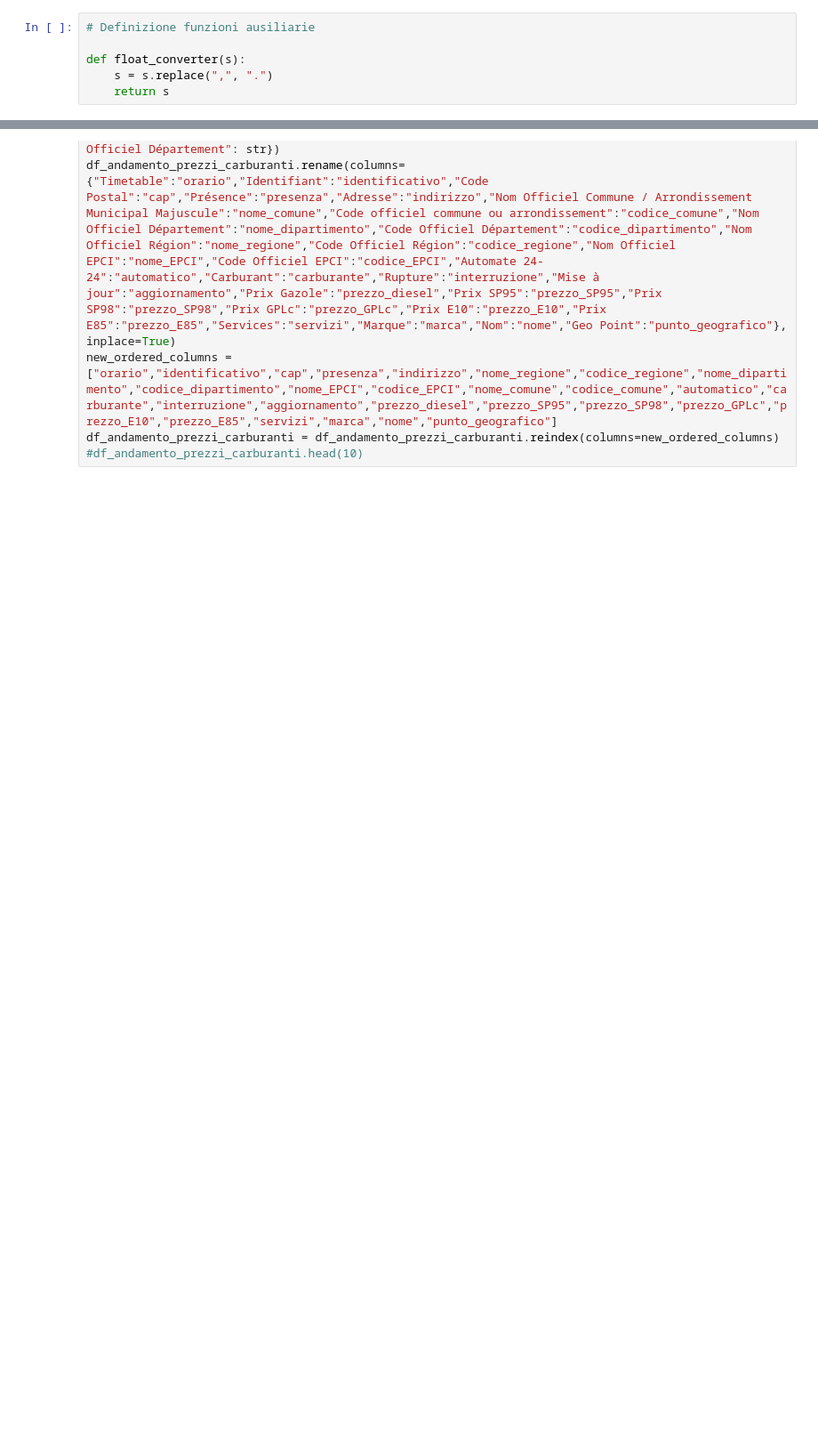
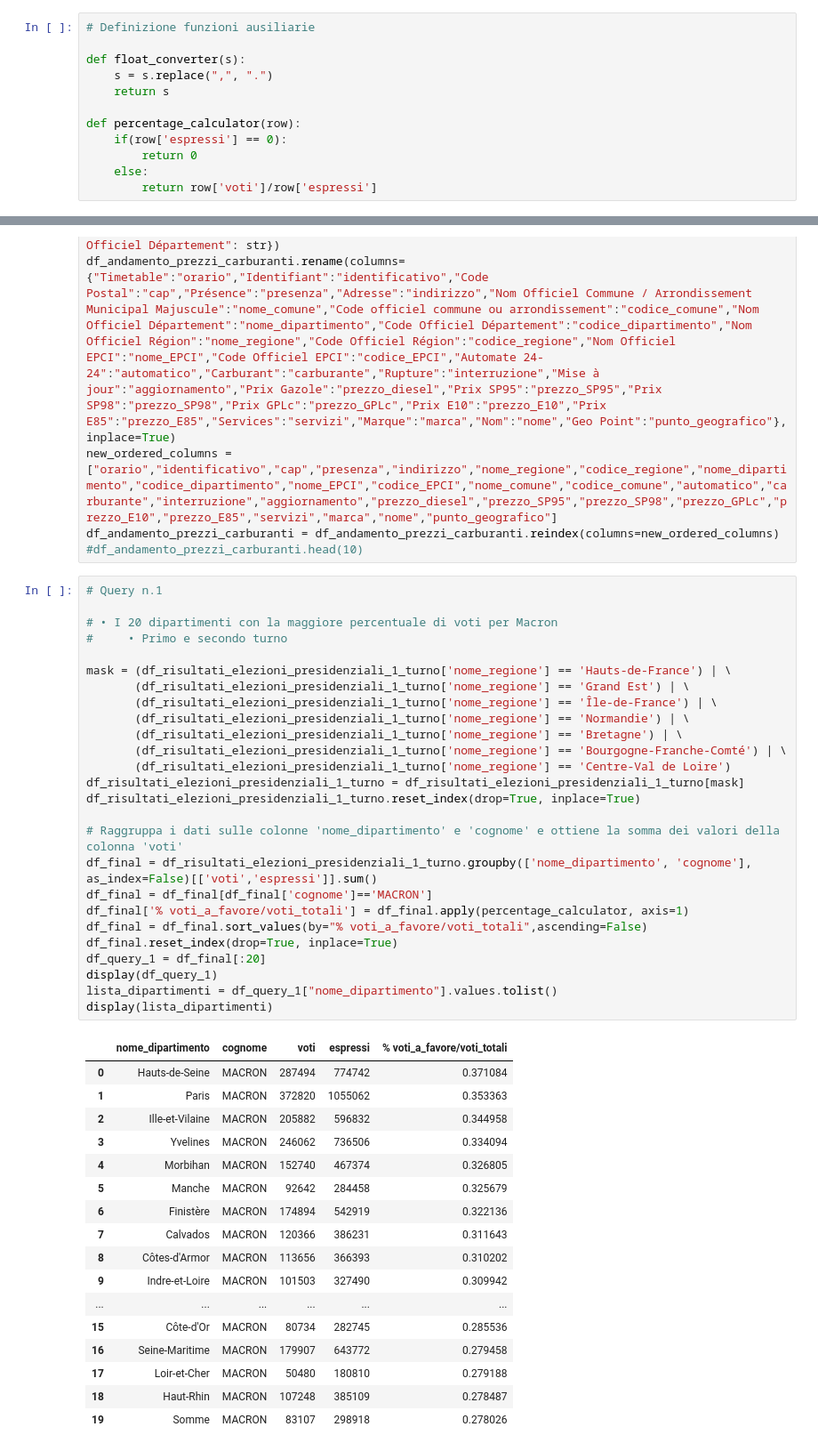
Before and after one commit to NabboGamer/progetto-big-data, a Jupyter notebook: Notebook.ipynb, the cells around one changed output, grey strips where cells are left out. Shown at 89% size. Drawn from its saved outputs; the diff is of its cells as text; blank space fills up the shorter version.

Commit message:
α Implementata query n.1

```diff
--- a/Notebook.ipynb
+++ b/Notebook.ipynb
@@ -14,6 +16,12 @@ pd.set_option('display.max_columns', None)
 def float_converter(s):
     s = s.replace(",", ".")
     return s
+
+def percentage_calculator(row):
+    if(row['espressi'] == 0):
+        return 0
+    else:
+        return row['voti']/row['espressi']
 # %%
 # Leggo il file di configurazione
 with open('config/config.json') as f:
@@ -100,3 +133,47 @@ df_andamento_prezzi_carburanti.rename(columns={"Timetable":"orario","Identifiant
 new_ordered_columns = ["orario","identificativo","cap","presenza","indirizzo","nome_regione","codice_regione","nome_dipartimento","codice_dipartimento","nome_EPCI","codice_EPCI","nome_comune","codice_comune","automatico","carburante","interruzione","aggiornamento","prezzo_diesel","prezzo_SP95","prezzo_SP98","prezzo_GPLc","prezzo_E10","prezzo_E85","servizi","marca","nome","punto_geografico"]
 df_andamento_prezzi_carburanti = df_andamento_prezzi_carburanti.reindex(columns=new_ordered_columns)
 #df_andamento_prezzi_carburanti.head(10)
+# %%
+# Query n.1
+
+# • I 20 dipartimenti con la maggiore percentuale di voti per Macron
+#     • Primo e secondo turno
+
+mask = (df_risultati_elezioni_presidenziali_1_turno['nome_regione'] == 'Hauts-de-France') | \
+       (df_risultati_elezioni_presidenziali_1_turno['nome_regione'] == 'Grand Est') | \
+       (df_risultati_elezioni_presidenziali_1_turno['nome_regione'] == 'Île-de-France') | \
+       (df_risultati_elezioni_presidenziali_1_turno['nome_regione'] == 'Normandie') | \
+       (df_risultati_elezioni_presidenziali_1_turno['nome_regione'] == 'Bretagne') | \
+       (df_risultati_elezioni_presidenziali_1_turno['nome_regione'] == 'Bourgogne-Franche-Comté') | \
+       (df_risultati_elezioni_presidenziali_1_turno['nome_regione'] == 'Centre-Val de Loire')
+df_risultati_elezioni_presidenziali_1_turno = df_risultati_elezioni_presidenziali_1_turno[mask]
+df_risultati_elezioni_presidenziali_1_turno.reset_index(drop=True, inplace=True)
+
+# Raggruppa i dati sulle colonne 'nome_dipartimento' e 'cognome' e ottiene la somma dei valori della colonna 'voti'
+df_final = df_risultati_elezioni_presidenziali_1_turno.groupby(['nome_dipartimento', 'cognome'], as_index=False)[['voti','espressi']].sum()
+df_final = df_final[df_final['cognome']=='MACRON']
+df_final['% voti_a_favore/voti_totali'] = df_final.apply(percentage_calculator, axis=1)
+df_final = df_final.sort_values(by="% voti_a_favore/voti_totali",ascending=False)
+df_final.reset_index(drop=True, inplace=True)
+df_query_1 = df_final[:20]
+display(df_query_1)
+lista_dipartimenti = df_query_1["nome_dipartimento"].values.tolist()
+display(lista_dipartimenti)
+# %% [output]
+|  | nome_dipartimento | cognome | voti | espressi | % voti_a_favore/voti_totali |
+| 0 | Hauts-de-Seine | MACRON | 287494 | 774742 | 0.371084 |
+| 1 | Paris | MACRON | 372820 | 1055062 | 0.353363 |
+| 2 | Ille-et-Vilaine | MACRON | 205882 | 596832 | 0.344958 |
+| 3 | Yvelines | MACRON | 246062 | 736506 | 0.334094 |
+| 4 | Morbihan | MACRON | 152740 | 467374 | 0.326805 |
+| 5 | Manche | MACRON | 92642 | 284458 | 0.325679 |
+| 6 | Finistère | MACRON | 174894 | 542919 | 0.322136 |
+| 7 | Calvados | MACRON | 120366 | 386231 | 0.311643 |
+| 8 | Côtes-d'Armor | MACRON | 113656 | 366393 | 0.310202 |
+| 9 | Indre-et-Loire | MACRON | 101503 | 327490 | 0.309942 |
+| ... | ... | ... | ... | ... | ... |
+| 15 | Côte-d'Or | MACRON | 80734 | 282745 | 0.285536 |
+| 16 | Seine-Maritime | MACRON | 179907 | 643772 | 0.279458 |
+| 17 | Loir-et-Cher | MACRON | 50480 | 180810 | 0.279188 |
+| 18 | Haut-Rhin | MACRON | 107248 | 385109 | 0.278487 |
+| 19 | Somme | MACRON | 83107 | 298918 | 0.278026 |
```
Also changed, not shown: parts of 6 cells of this notebook.
